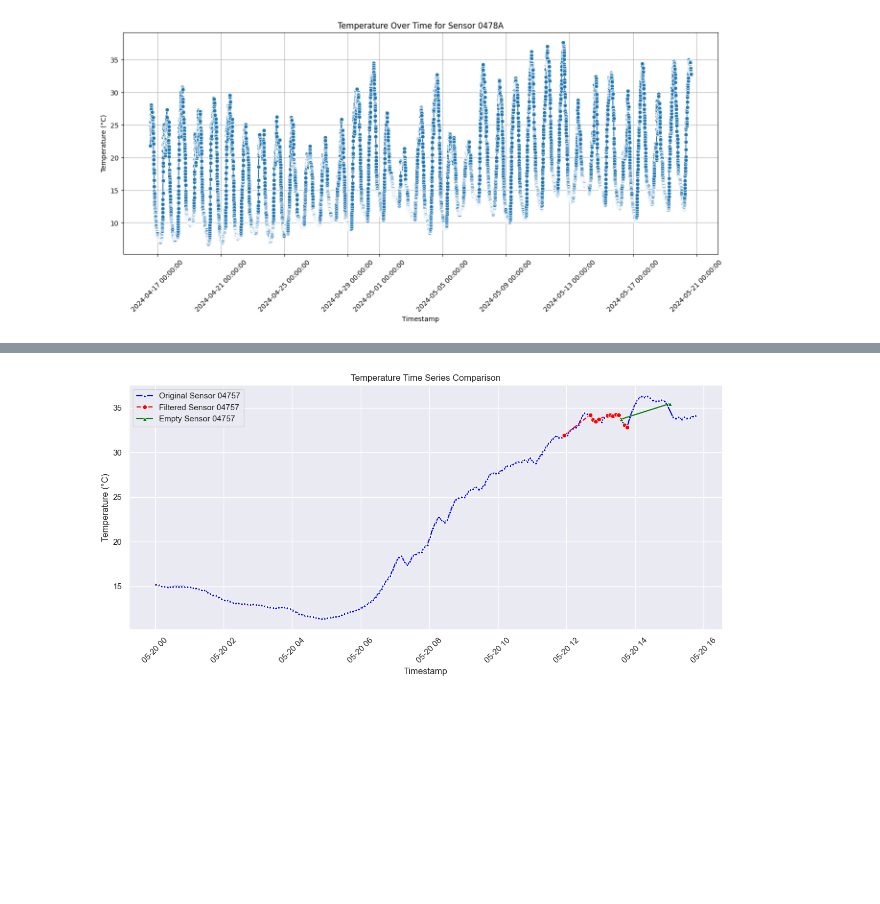
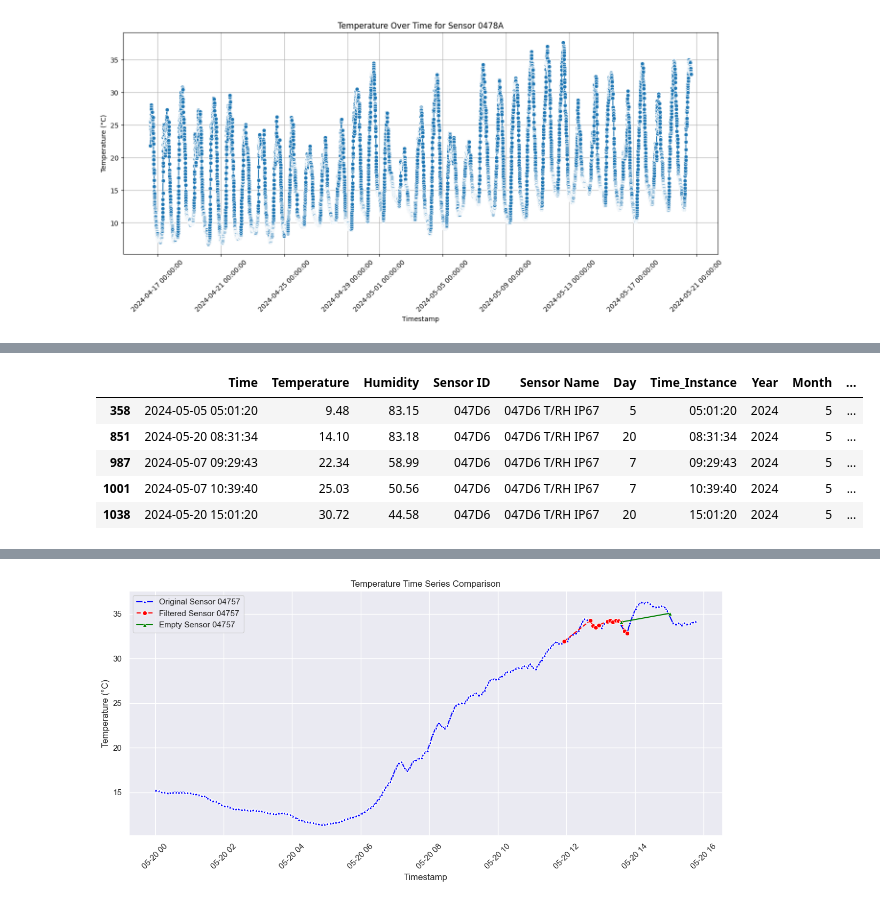
Before and after one commit to surya-9556/Optimizing-Sensor-Placement, a Jupyter notebook: final_project.ipynb, the cells around one changed output, grey strips where cells are left out. Cells and saved outputs as stored; diff of their text form; code cells hidden in the pictures; blank space fills up the shorter version.

```diff
--- a/final_project.ipynb
+++ b/final_project.ipynb
@@ -50,14 +50,13 @@ initial_data.head()
 # %%
-with open('sensor_placement.json', 'r') as file:
+with open(placement_json, 'r') as file:
     data = json.load(file)
 
 keys_list = list(data.keys())
 # %%
 df_sorted = extract_files.sorting_data(initial_data, keys_list)
+
 combined_data = df_sorted.copy()
+combined_data = combined_data.drop_duplicates(subset=['Time', column_name])
-# %%
-combined_data = combined_data.drop_duplicates(subset=['Time', 'Sensor ID'])
-combined_data = combined_data.drop('Sensor Info',axis=1)
 # %%
 combined_data.isnull().sum()
 # %% [output]
@@ -112,8 +110,6 @@ plt.show()
 [figure]
 # %%
 combined_data['flag'] = combined_data.isna().any(axis=1).astype(int)
-# %%
-neural_network = NeuralNetwork()
 # %%
 if combined_data['Temperature'].isnull().sum() > 0 or combined_data['Humidity'].isnull().sum() > 0:
     if combined_data['Temperature'].isnull().sum() > 0:
@@ -143,2 +139,11 @@ Epoch 50/50
 # %%
 final_dataset = combined_data.copy()
+
+final_dataset[final_dataset['flag'] == 1].head()
+# %% [output]
+|  | Time | Temperature | Humidity | Sensor ID | Sensor Name | Day | Time_Instance | Year | Month | ... |
+| 358 | 2024-05-05 05:01:20 | 9.48 | 83.15 | 047D6 | 047D6 T/RH IP67 | 5 | 05:01:20 | 2024 | 5 | ... |
+| 851 | 2024-05-20 08:31:34 | 14.10 | 83.18 | 047D6 | 047D6 T/RH IP67 | 20 | 08:31:34 | 2024 | 5 | ... |
+| 987 | 2024-05-07 09:29:43 | 22.34 | 58.99 | 047D6 | 047D6 T/RH IP67 | 7 | 09:29:43 | 2024 | 5 | ... |
+| 1001 | 2024-05-07 10:39:40 | 25.03 | 50.56 | 047D6 | 047D6 T/RH IP67 | 7 | 10:39:40 | 2024 | 5 | ... |
+| 1038 | 2024-05-20 15:01:20 | 30.72 | 44.58 | 047D6 | 047D6 T/RH IP67 | 20 | 15:01:20 | 2024 | 5 | ... |
```
Also changed, not shown: parts of 37 cells of this notebook, 2 other files.
